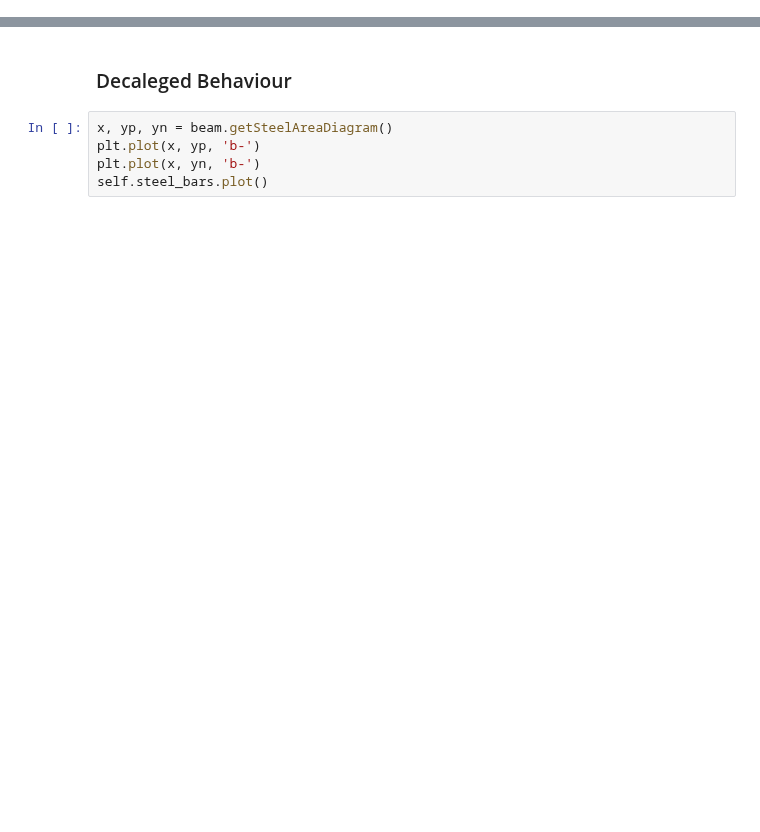
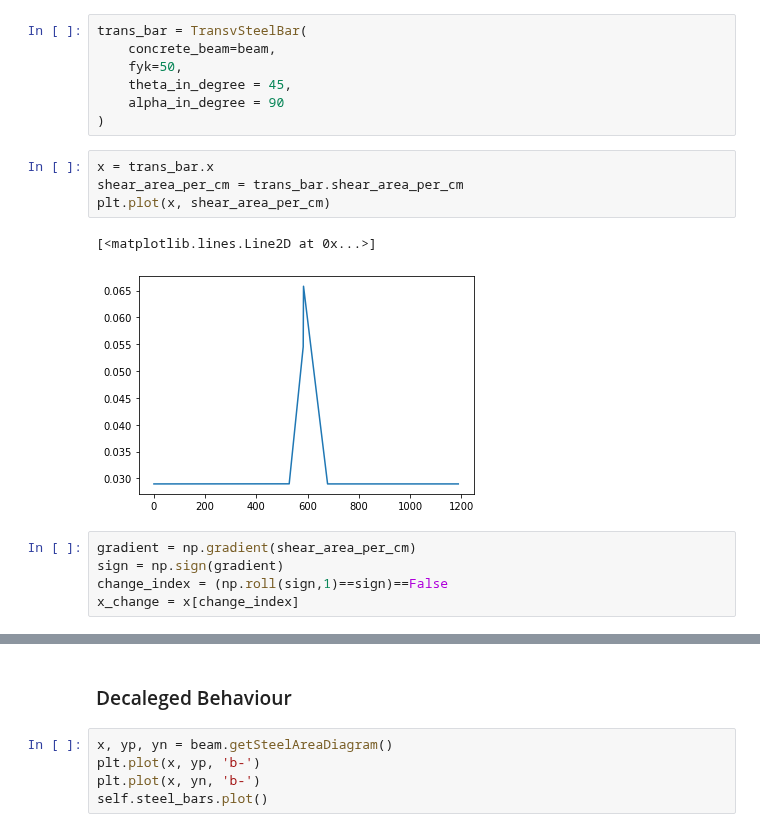
Before and after one commit to luisggc/FConcrete, a Jupyter notebook: jupyter/Hiper.ipynb, the cells around one changed output, grey strips where cells are left out. Cells and saved outputs as stored; diff of their text form; blank space fills up the shorter version.

```diff
--- a/jupyter/Hiper.ipynb
+++ b/jupyter/Hiper.ipynb
@@ -48,0 +123,19 @@ steel_bars = self.steel_bars
+# %%
+trans_bar = TransvSteelBar(
+    concrete_beam=beam,
+    fyk=50,
+    theta_in_degree = 45,
+    alpha_in_degree = 90
+)
+# %%
+x = trans_bar.x
+shear_area_per_cm = trans_bar.shear_area_per_cm
+plt.plot(x, shear_area_per_cm)
+# %% [output]
+[<matplotlib.lines.Line2D at 0x...>]
+[figure, added]
+# %%
+gradient = np.gradient(shear_area_per_cm)
+sign = np.sign(gradient)
+change_index = (np.roll(sign,1)==sign)==False
+x_change = x[change_index]
```
Also changed, not shown: parts of 12 cells of this notebook, 8 other files.
